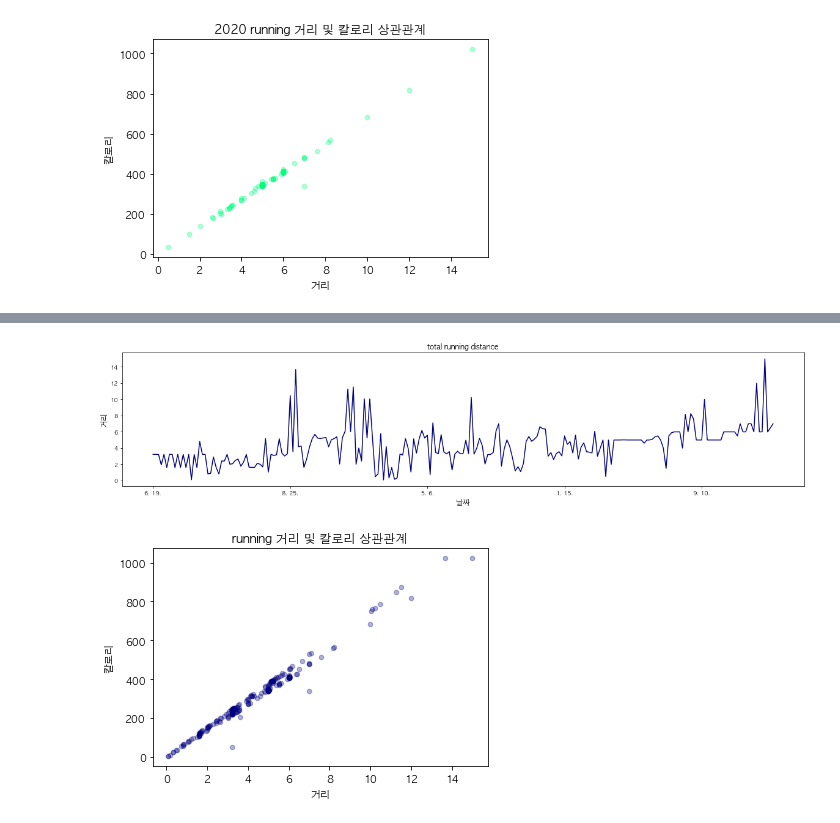
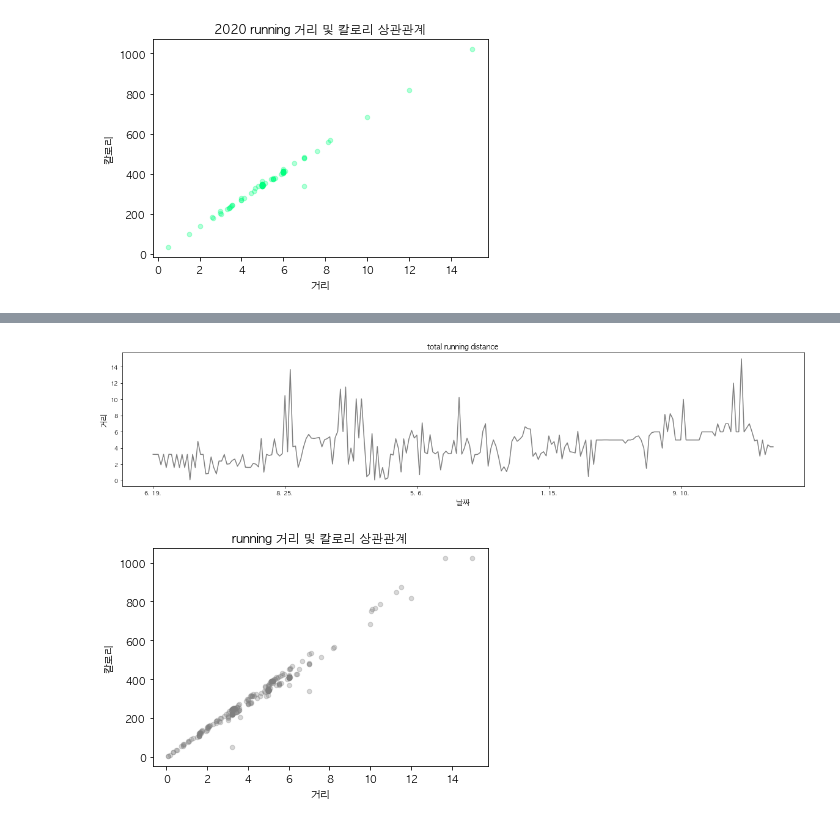
Before and after one commit to gyheo/running, a Jupyter notebook: running.ipynb, the cells around one changed output, grey strips where cells are left out. Cells and saved outputs as stored; diff of their text form; code cells hidden in the pictures.

```diff
--- a/running.ipynb
+++ b/running.ipynb
@@ -8,8 +8,9 @@ import matplotlib.pyplot as plt
 running_2018 = pd.read_csv('Data/2018-running.csv', index_col='날짜')
 running_2019 = pd.read_csv('Data/2019-running.csv', index_col='날짜')
 running_2020 = pd.read_csv('Data/2020-running.csv', index_col='날짜')
+running_2021 = pd.read_csv('Data/2021-running.csv', index_col='날짜')
 # %%
-dataframes = [running_2018, running_2019, running_2020]
+dataframes = [running_2018, running_2019, running_2020, running_2021]
 running_df = pd.concat(dataframes)
 # %% [markdown]
 # Graph 그리기
@@ -91,24 +116,24 @@ plt.show()
 # %%
 running_graph = running_df['거리'].plot(kind='line',
                                              title='total running distance',
                                              figsize=(20, 4),
                                              legend=False,
                                              fontsize=9,
-                                             color='navy') # Green, Running Level 3
+                                             color='gray') # Blue, Running Level 4
 running_graph.set_xlabel('날짜', fontsize=12)
 running_graph.set_ylabel('거리', fontsize=12)
 plt.show()
 # %% [output]
-[figure, old version]
+[figure, new version]
 # %%
 running_df.plot(
               kind='scatter',
               x='거리',
               y='칼로리',
-              color='navy',
+              color='gray',
               alpha=0.3,
               title='running 거리 및 칼로리 상관관계' # Navy, running total
               )
 plt.show()
 # %% [output]
-[figure, old version]
+[figure, new version]
```
Also changed, not shown: parts of 2 cells of this notebook.
